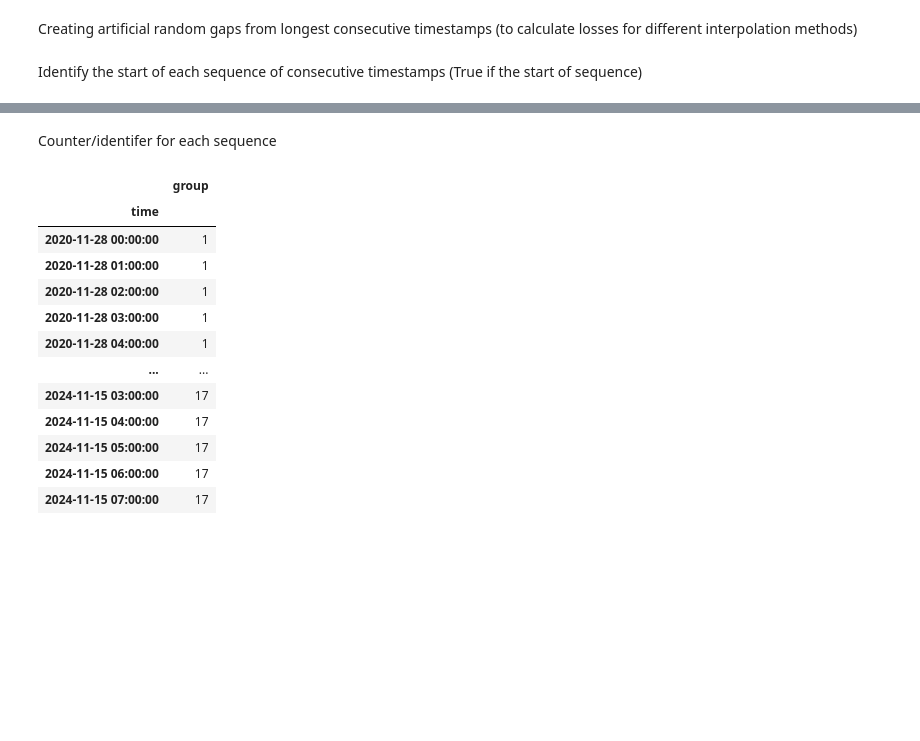
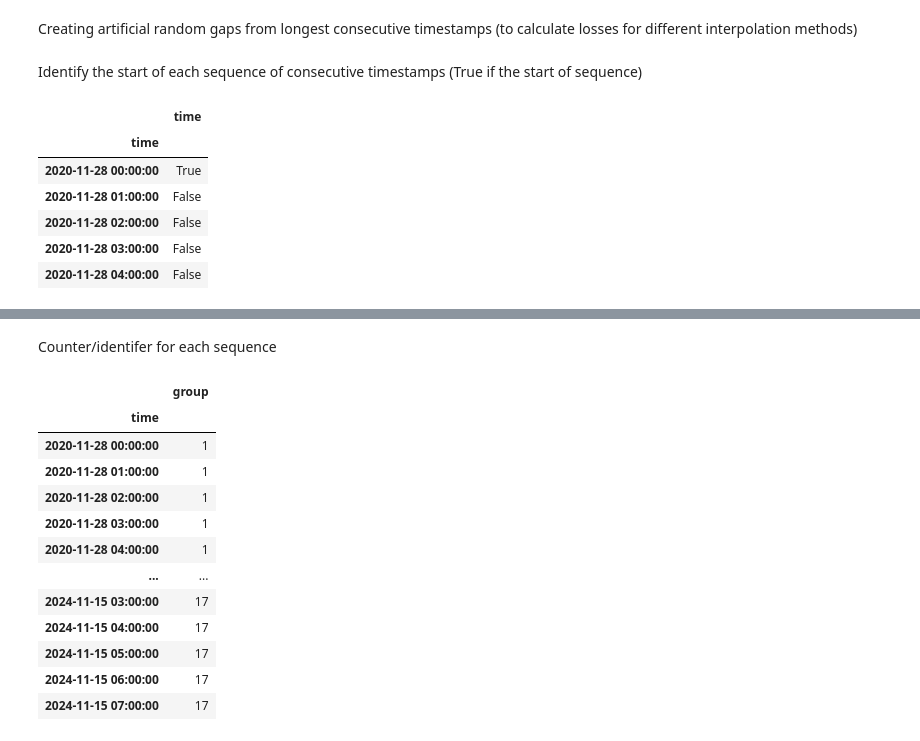
Before and after one commit to lucasnguyen2k4/ds_project, a Jupyter notebook: data_cleaning.ipynb, the cells around one changed output, grey strips where cells are left out. Cells and saved outputs as stored; diff of their text form; code cells hidden in the pictures; blank space fills up the shorter version.

```diff
--- a/data_cleaning.ipynb
+++ b/data_cleaning.ipynb
@@ -5,9 +5,9 @@ import numpy as np
 # %% [markdown]
 ### Read CSV files
 # %%
-weather_df = pd.read_csv("data/region/vietnam/weather.csv", header=[0, 1], index_col=0)
-cities_df = pd.read_csv("data/region/vietnam/cities.csv")
-air_df = pd.read_csv("data/region/vietnam/air_quality.csv", header=[0, 1], index_col=0)
+weather_df = pd.read_csv("/content/weather.csv", header=[0, 1], index_col=0)
+cities_df = pd.read_csv("/content/cities.csv")
+air_df = pd.read_csv("/content/air_quality.csv", header=[0, 1], index_col=0)
 # %%
 weather_df.head(2)
 # %% [output]
@@ -358,6 +358,13 @@ Creating artificial random gaps from longest consecutive timestamps (to calculat
 # %% [markdown]
 Identify the start of each sequence of consecutive timestamps (True if the start of sequence)
 # %%
-start_of_consec_seq = air_df.index.drop_duplicates().to_series().diff() != pd.Timedelta('0 days 01:00:00')
+start_of_consec_seq = air_df.index.get_level_values(0).drop_duplicates().to_series().diff() != pd.Timedelta('0 days 01:00:00')
 start_of_consec_seq.head(5)
 # %% [output]
+|  | time |
+| time |  |
+| 2020-11-28 00:00:00 | True |
+| 2020-11-28 01:00:00 | False |
+| 2020-11-28 02:00:00 | False |
+| 2020-11-28 03:00:00 | False |
+| 2020-11-28 04:00:00 | False |
```
Also changed, not shown: parts of 14 cells of this notebook.
